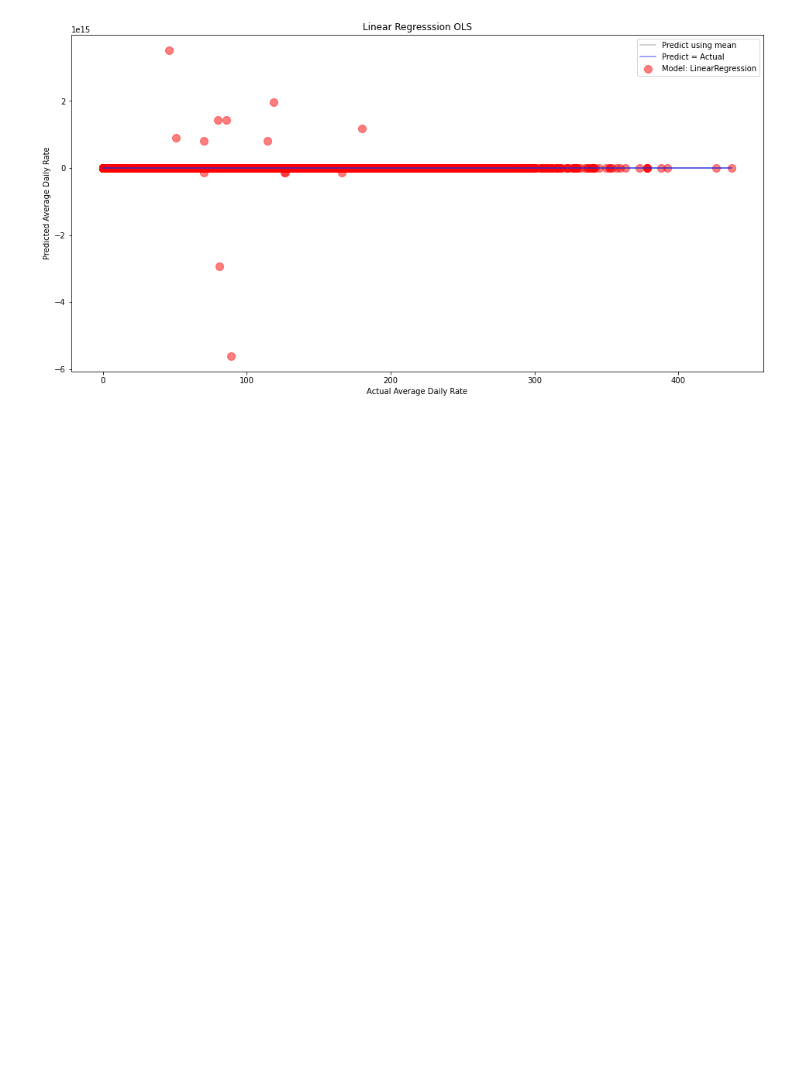
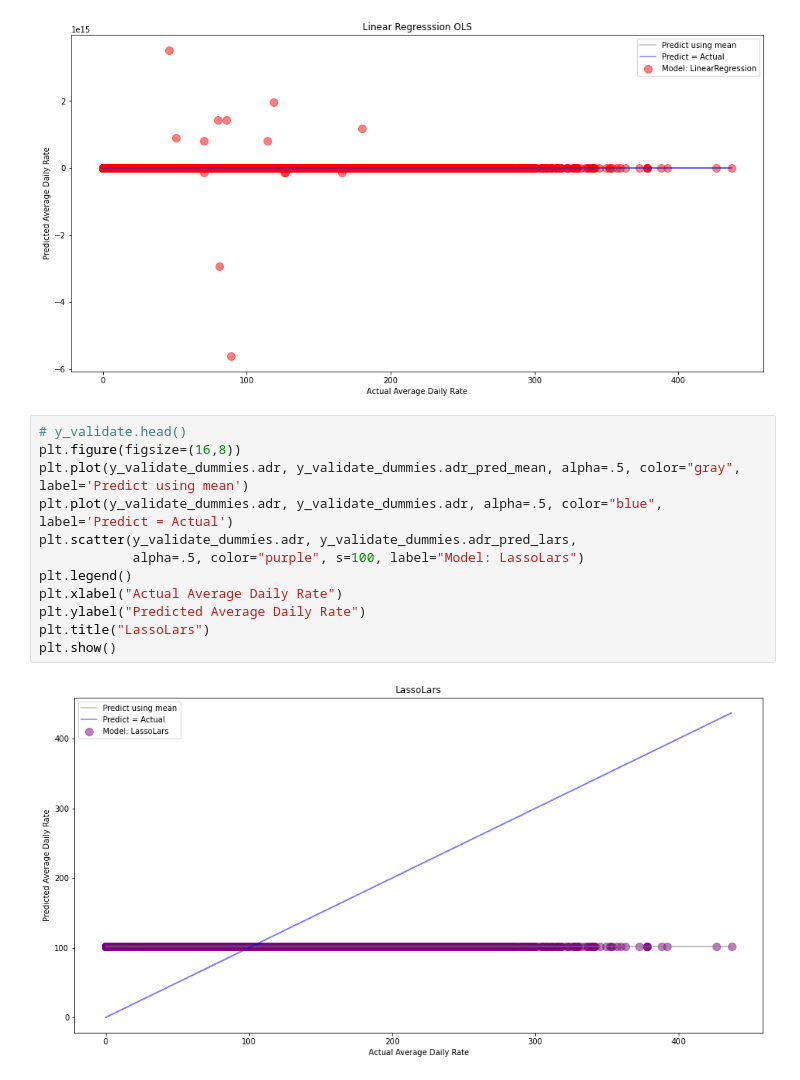
Before and after one commit to malachi-hale/hotel_bookings, a Jupyter notebook: Initial_exploration.ipynb, the cells around one changed output. Cells and saved outputs as stored; diff of their text form; blank space fills up the shorter version.

Commit message:
updates to graphs

```diff
--- a/Initial_exploration.ipynb
+++ b/Initial_exploration.ipynb
@@ -818,3 +818,17 @@ plt.title("Linear Regresssion OLS")
 plt.show()
 # %% [output]
 [figure]
+# %%
+# y_validate.head()
+plt.figure(figsize=(16,8))
+plt.plot(y_validate_dummies.adr, y_validate_dummies.adr_pred_mean, alpha=.5, color="gray", label='Predict using mean')
+plt.plot(y_validate_dummies.adr, y_validate_dummies.adr, alpha=.5, color="blue", label='Predict = Actual')
+plt.scatter(y_validate_dummies.adr, y_validate_dummies.adr_pred_lars,
+            alpha=.5, color="purple", s=100, label="Model: LassoLars")
+plt.legend()
+plt.xlabel("Actual Average Daily Rate")
+plt.ylabel("Predicted Average Daily Rate")
+plt.title("LassoLars")
+plt.show()
+# %% [output]
+[figure, added]
```
Also changed, not shown: parts of 1 cell of this notebook.
